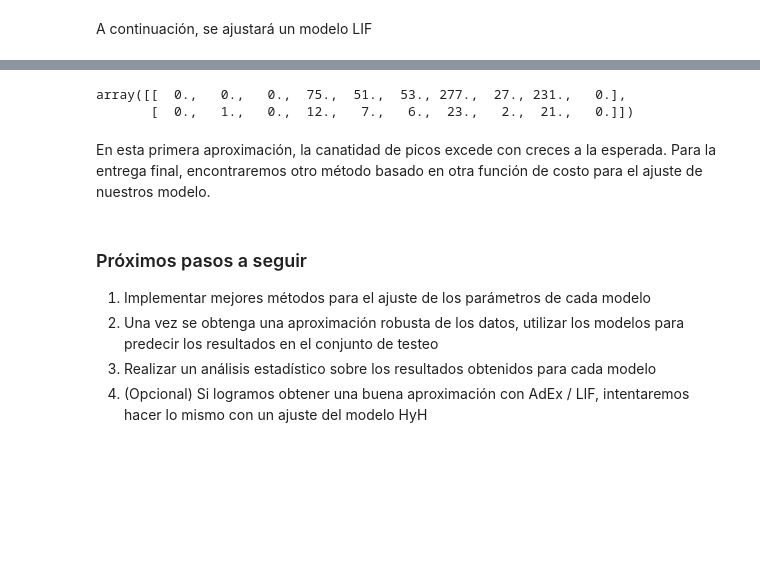
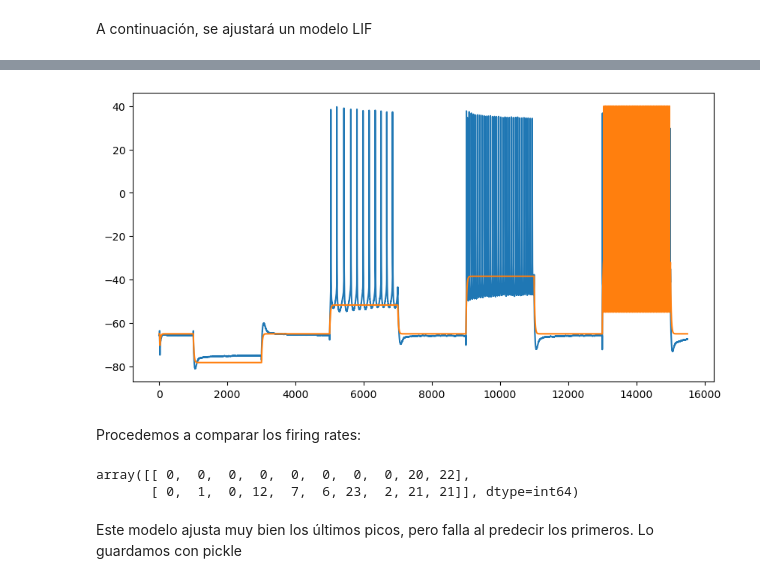
Before and after one commit to gonzagrau/Neuro-16-82, a Jupyter notebook: Trabajo Final/result_prelim_Grau_Gonzalez.ipynb, the cells around one changed output, grey strips where cells are left out. Cells and saved outputs as stored; diff of their text form; code cells hidden in the pictures; blank space fills up the shorter version.

```diff
--- a/Trabajo Final/result_prelim_Grau_Gonzalez.ipynb
+++ b/Trabajo Final/result_prelim_Grau_Gonzalez.ipynb
@@ -110,4 +111,4 @@ reload(neuron_models)
 from neuron_models.lif import LIF_model
 # %%
 lif = LIF_model(V_th=-40*mV, V_reset=-55*mV)
-# lif.simulate_trajectory(t, I_train*pA, plot=True);
+lif.simulate_trajectory(t, I_train*pA, plot=True);
@@ -114,4 +117,5 @@ lif = LIF_model(V_th=-40*mV, V_reset=-55*mV)
 # %%
-lif.fit_spikes(t, training_peaks_t, I_train*pA, n_per_bin=len(t)//10);
+# Primero, ajustamos por cuadrados mínimos
+lif.fit_spikes(t, spike_Times, I_train*pA, n_per_bin=10)
 _, spikes_LIF = lif.simulate_trajectory(t, I_train*pA, plot=True)
 # %% [output]
@@ -119 +123,10 @@ error: [    0.     0.     0.  4624.  2209.  2209. 63504.   625. 42436.     0.]
 [figure]
+# %%
+# Luego, mejoramos con el algoritmo genético
+lif.fit_spikes_GA(t,
+                  spike_Times,
+                  I_train*pA,
+                  n_per_bin=len(t)//10,
+                  N_iter=100,
+                  popu_size=50,
+                  mut_rate=0.1)
@@ -120,15 +152,20 @@ error: [    0.     0.     0.  4624.  2209.  2209. 63504.   625. 42436.     0.]
+# %%
+fit_v_lif, spikes_LIF_2 = lif.simulate_trajectory(t, I_train*pA, plot=False)
+
+fig, ax = plt.subplots(figsize=(10, 5))
+ax.plot(t/ms, v_train)
+ax.plot(t/ms, fit_v_lif/mV)
+plt.show()
+# %% [output]
+[figure, added]
+# %% [markdown]
+Procedemos a comparar los firing rates:
 # %%
-rates_lif = firing_rate(t, spikes_LIF, n_per_bin=len(t)//10)
+rates_lif = firing_rate(t, spikes_LIF_2, n_per_bin=len(t)//10)
 rates_obj = firing_rate(t, spike_Times, n_per_bin=len(t)//10)
 np.vstack((rates_lif, rates_obj))
 # %% [output]
-array([[  0.,   0.,   0.,  75.,  51.,  53., 277.,  27., 231.,   0.],
-       [  0.,   1.,   0.,  12.,   7.,   6.,  23.,   2.,  21.,   0.]])
+array([[ 0,  0,  0,  0,  0,  0,  0,  0, 20, 22],
+       [ 0,  1,  0, 12,  7,  6, 23,  2, 21, 21]], dtype=int64)
-# %% [markdown]
-En esta primera aproximación, la canatidad de picos excede con creces a la esperada. Para la entrega final, encontraremos otro método basado en otra función de costo para el ajuste de nuestros modelo.
-# %% [markdown]
-### Próximos pasos a seguir
-1. Implementar mejores métodos para el ajuste de los parámetros de cada modelo
-2. Una vez se obtenga una aproximación robusta de los datos, utilizar los modelos para predecir los resultados en el conjunto de testeo
-3. Realizar un análisis estadístico sobre los resultados obtenidos para cada modelo
-4. (Opcional) Si logramos obtener una buena aproximación con AdEx / LIF, intentaremos hacer lo mismo con un ajuste del modelo HyH
+# %% [markdown]
+Este modelo ajusta muy bien los últimos picos, pero falla al predecir los primeros. Lo guardamos con pickle
```
Also changed, not shown: parts of 6 cells of this notebook, 3 other files.
